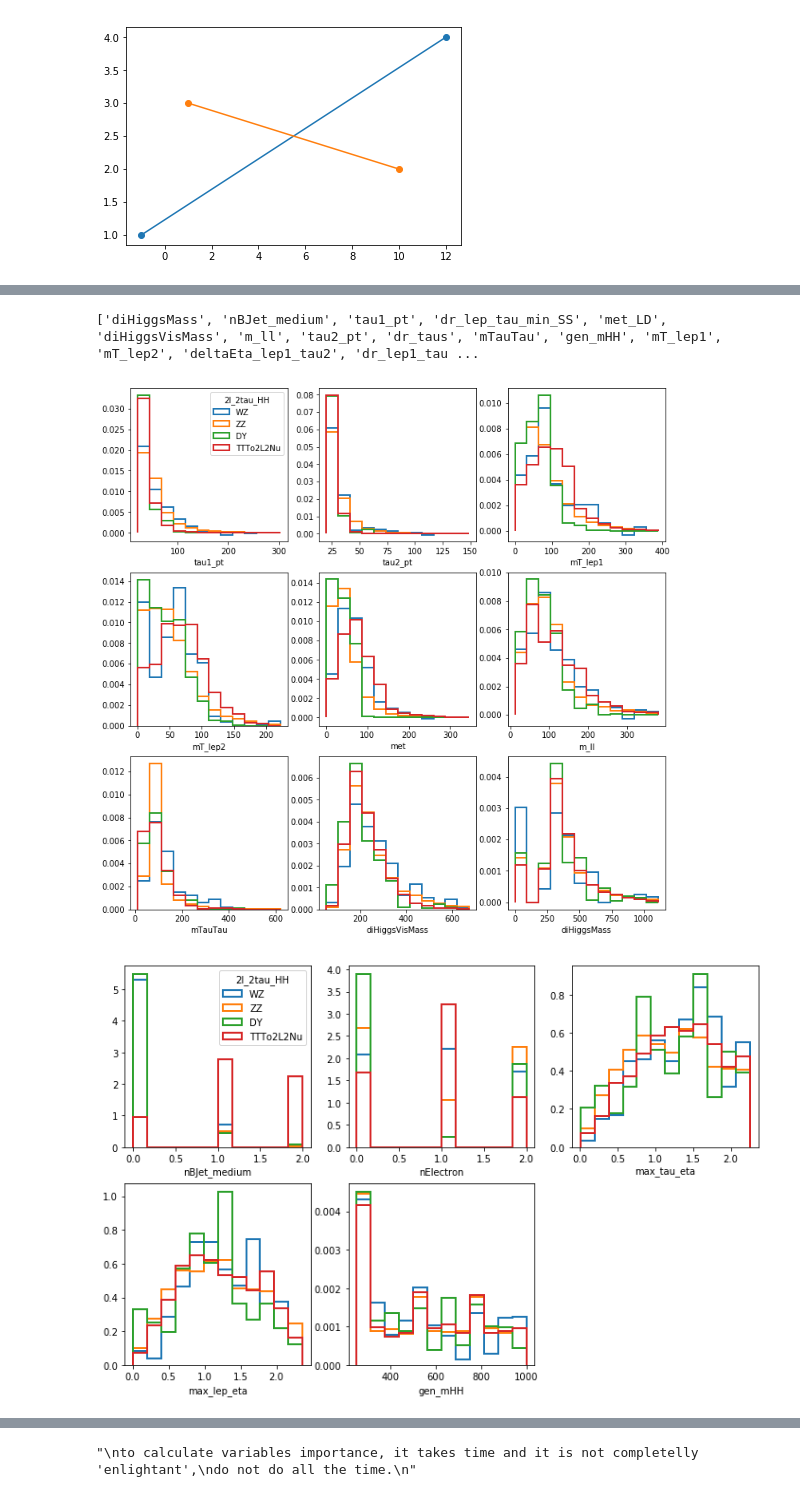
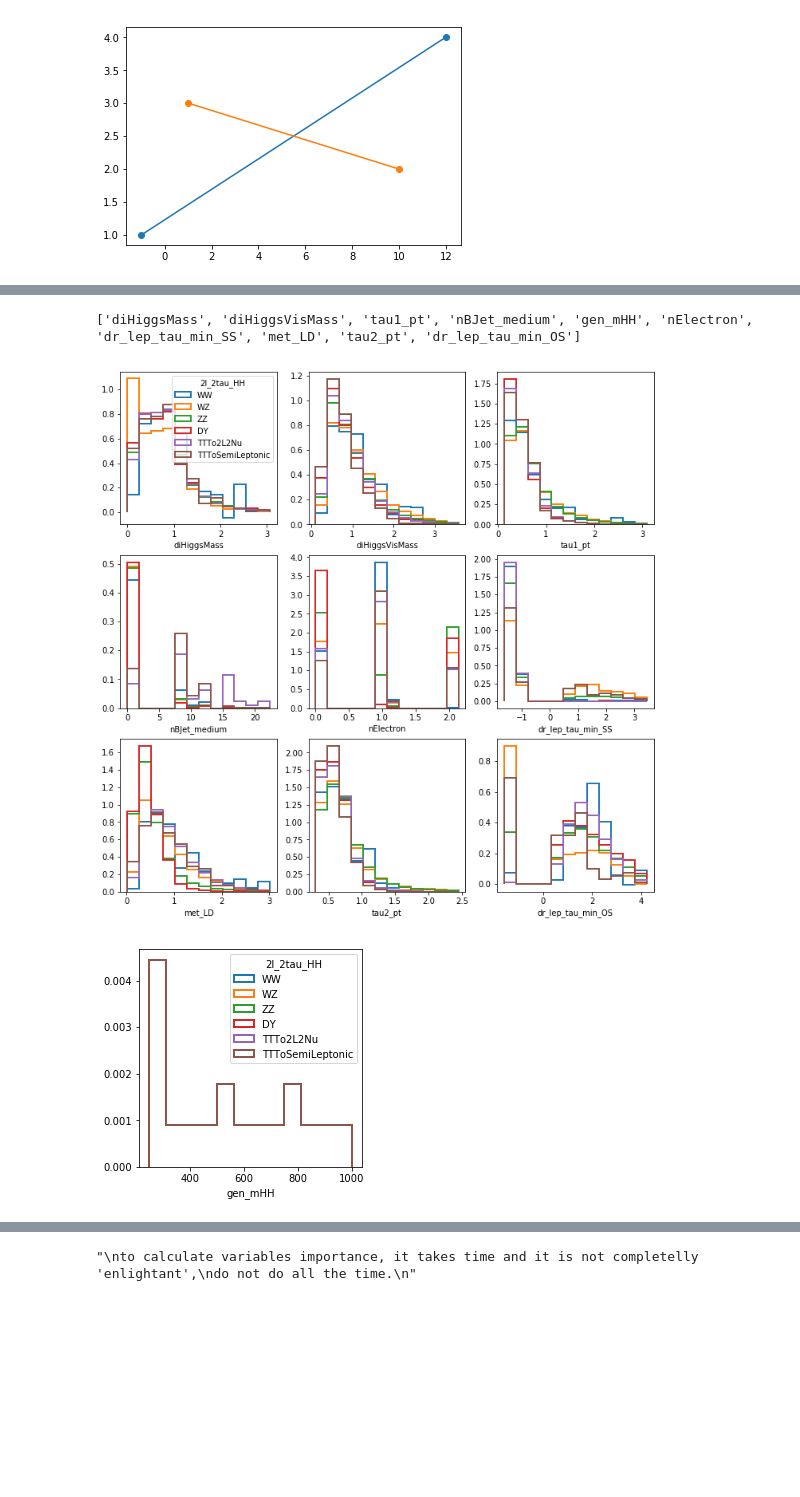
Before and after one commit to HEP-KBFI/tth-bdt-training, a Jupyter notebook: jupyter_nb/NN_EventLevel_binary.ipynb, the cells around one changed output, grey strips where cells are left out. Cells and saved outputs as stored; diff of their text form; code cells hidden in the pictures; blank space fills up the shorter version.

```diff
--- a/jupyter_nb/NN_EventLevel_binary.ipynb
+++ b/jupyter_nb/NN_EventLevel_binary.ipynb
@@ -209,7 +854,7 @@ training statistics by mass
 Check of the resulting weights - the sizes of the training weight
 """
 fig, ax = plt.subplots(figsize=(4, 4))
-keysToBKG = ['WZ', 'ZZ', 'DY',  'TTTo2L2Nu'] # 'VH', 'ttH', 'TTZJets',
+keysToBKG = ['WW', 'WZ', 'ZZ', 'DY', 'TTTo2L2Nu', 'TTToSemiLeptonic'] # 'VH', 'TTH', 'TTToHadronic', 'TTZJets', 'TTWJets'
 #colors = ['cyan','orange','k','r','green','magenta','b',]
 vars = ["weight_train"]#"multitarget"]
 
@@ -229,45 +874,52 @@ ax.legend(loc="best", title= channel)
 # %%
 ## load the variables
-trainvar = trainVars(False, "testVars2")
+#trainvar = trainVars(False, "testVars2")
+#print trainvar
+trainvar = trainVars(False, variables, bdtType) ## = BDTvariables
 print trainvar
 # %% [output]
-['diHiggsMass', 'nBJet_medium', 'tau1_pt', 'dr_lep_tau_min_SS', 'met_LD', 'diHiggsVisMass', 'm_ll', 'tau2_pt', 'dr_taus', 'mTauTau', 'gen_mHH', 'mT_lep1', 'mT_lep2', 'deltaEta_lep1_tau2', 'dr_lep1_tau ...
+['diHiggsMass', 'diHiggsVisMass', 'tau1_pt', 'nBJet_medium', 'gen_mHH', 'nElectron', 'dr_lep_tau_min_SS', 'met_LD', 'tau2_pt', 'dr_lep_tau_min_OS']
 # %%
 """
 Draw some plots on lists of variables for BKG
 """
 #keysToBKG = ['TTZJets', 'WZ', 'ZZ', 'DY', 'VH', 'ttH', 'TTTo2L2Nu']
 
 ## i try to do 3 X 3 plots (= enter up to nine entries in each sublist)
 ## try to add strictly decreasing variables as first in each sublist, better for the legend positioning
+#listdraw = [
+#    [ 'tau1_pt', 'tau2_pt', 'mT_lep1', 'mT_lep2', 'met', 'm_ll', 'mTauTau', 'diHiggsVisMass', 'diHiggsMass' ],
+#    ['nBJet_medium', 'nElectron', 'max_tau_eta', 'max_lep_eta', 'gen_mHH'],
+#]
+
 listdraw = [
-    [ 'tau1_pt', 'tau2_pt', 'mT_lep1', 'mT_lep2', 'met', 'm_ll', 'mTauTau', 'diHiggsVisMass', 'diHiggsMass' ],
-    ['nBJet_medium', 'nElectron', 'max_tau_eta', 'max_lep_eta', 'gen_mHH'],
-]
+    ['diHiggsMass', 'diHiggsVisMass', 'tau1_pt', 'nBJet_medium', 'nElectron', 'dr_lep_tau_min_SS', 'met_LD', 'tau2_pt', 'dr_lep_tau_min_OS'],
+    ['gen_mHH'],
+           ]
 
 for featuresDraw in listdraw:
     sizeArray=int(math.sqrt(len(featuresDraw))) if math.sqrt(len(featuresDraw)) % int(math.sqrt(len(featuresDraw))) == 0 else int(math.sqrt(len(featuresDraw)))+1
     plt.figure(figsize=(4*sizeArray,4*sizeArray))
     for n, feature in enumerate(featuresDraw) :
         min_value, max_value = np.percentile(data[feature], [0.0, 99])
         # fig, ax = plt.subplots(figsize=(4, 4))
         plt.subplot(sizeArray, sizeArray, n+1)
         for kk, key in enumerate(keysToBKG) :
             if 'TTZJets' in key or 'TTWJets' in key : linestyle = "--"
             else :linestyle = "-"
             plt.hist(
             np.array(data.loc[(data['key']==key), feature].values,dtype='float64'),
             weights=data.loc[(data['key']==key) , "evtWeight"],
             range=(min_value, max_value),
             bins=12, histtype='step', ls=linestyle,
             normed=True, lw=2, #color=colors[kk],
             label=key
             )
             plt.xlabel(feature)
         if n == 0 : plt.legend(loc="upper right", title= channel)
 # %% [output]
-[figure, old version]
+[figure, new version]
-[figure, old version]
+[figure, new version]
 # %%
 for featuresDraw in listdraw:
     sizeArray=int(math.sqrt(len(featuresDraw))) if math.sqrt(len(featuresDraw)) % int(math.sqrt(len(featuresDraw))) == 0 else int(math.sqrt(len(featuresDraw)))+1
```
Also changed, not shown: parts of 20 cells of this notebook, 3 other files.
